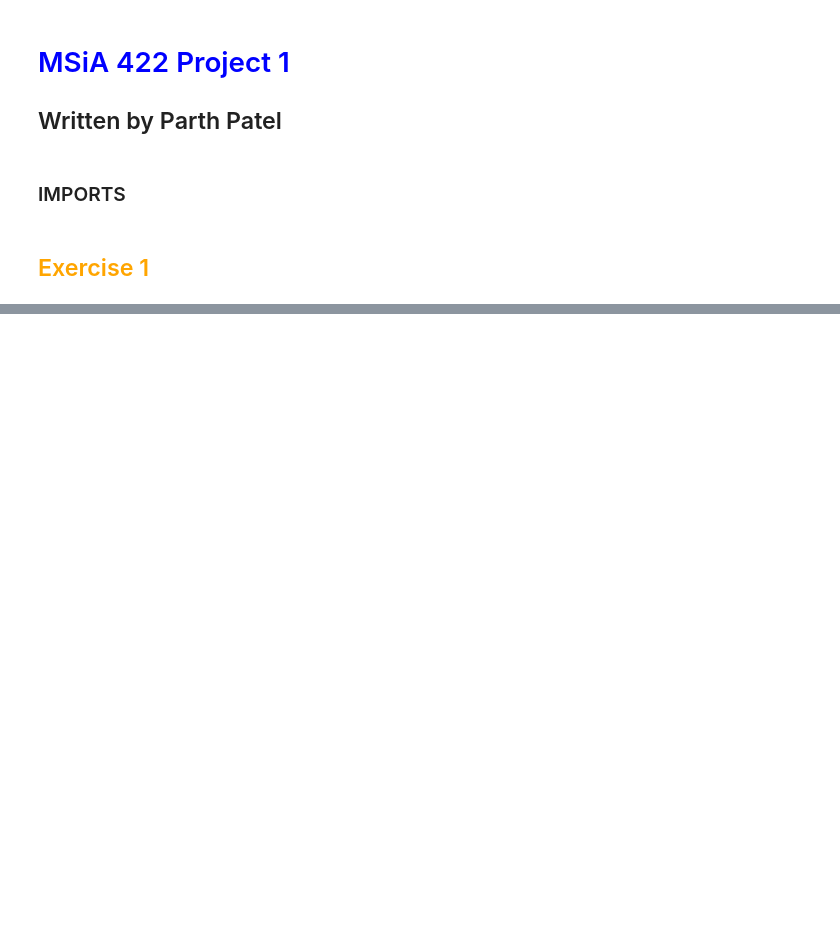
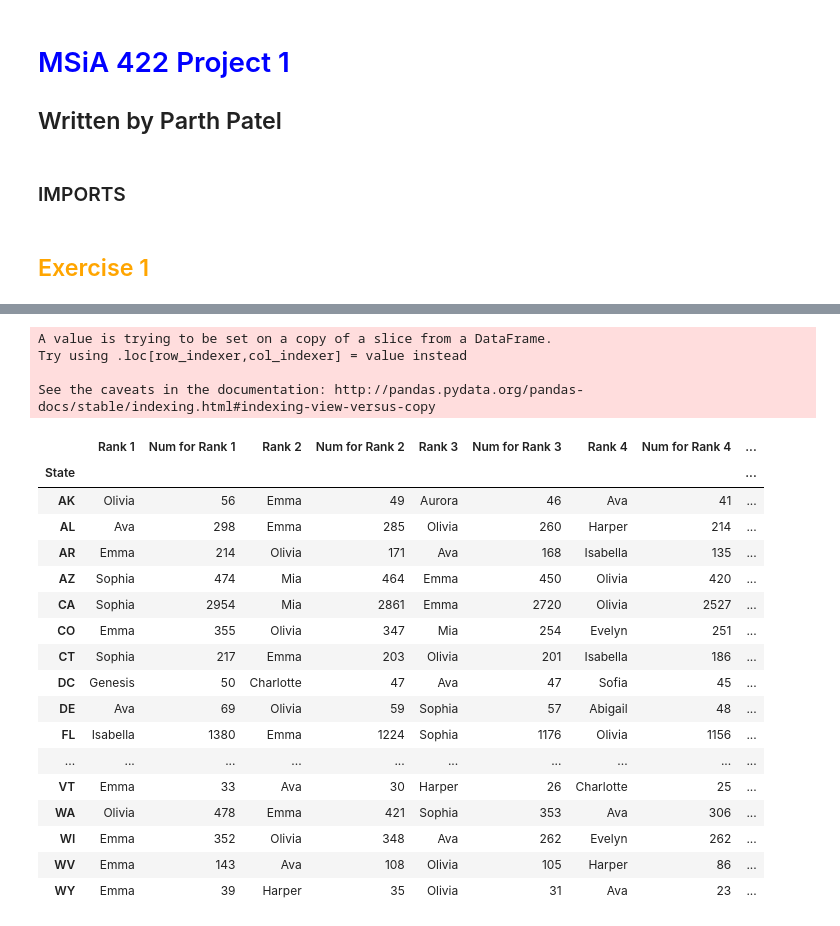
Before and after one commit to pspatel2/msia_401_python_project, a Jupyter notebook: MSiA_422_Project1.ipynb, the cells around one changed output, grey strips where cells are left out. Drawn from its saved outputs; the diff is of its cells as text; code cells hidden in the pictures; blank space fills up the shorter version.

```diff
--- a/MSiA_422_Project1.ipynb
+++ b/MSiA_422_Project1.ipynb
@@ -138,0 +186,25 @@ baby.ChangeOfPopularity(2005,2006,20)
+# %%
+baby.Top5NamesPerYear(2015,'F')
+# %% [output]
+A value is trying to be set on a copy of a slice from a DataFrame.
+Try using .loc[row_indexer,col_indexer] = value instead
+
+See the caveats in the documentation: http://pandas.pydata.org/pandas-docs/stable/indexing.html#indexing-view-versus-copy
+|  | Rank 1 | Num for Rank 1 | Rank 2 | Num for Rank 2 | Rank 3 | Num for Rank 3 | Rank 4 | Num for Rank 4 | ... |
+| State |  |  |  |  |  |  |  |  | ... |
+| AK | Olivia | 56 | Emma | 49 | Aurora | 46 | Ava | 41 | ... |
+| AL | Ava | 298 | Emma | 285 | Olivia | 260 | Harper | 214 | ... |
+| AR | Emma | 214 | Olivia | 171 | Ava | 168 | Isabella | 135 | ... |
+| AZ | Sophia | 474 | Mia | 464 | Emma | 450 | Olivia | 420 | ... |
+| CA | Sophia | 2954 | Mia | 2861 | Emma | 2720 | Olivia | 2527 | ... |
+| CO | Emma | 355 | Olivia | 347 | Mia | 254 | Evelyn | 251 | ... |
+| CT | Sophia | 217 | Emma | 203 | Olivia | 201 | Isabella | 186 | ... |
+| DC | Genesis | 50 | Charlotte | 47 | Ava | 47 | Sofia | 45 | ... |
+| DE | Ava | 69 | Olivia | 59 | Sophia | 57 | Abigail | 48 | ... |
+| FL | Isabella | 1380 | Emma | 1224 | Sophia | 1176 | Olivia | 1156 | ... |
+| ... | ... | ... | ... | ... | ... | ... | ... | ... | ... |
+| VT | Emma | 33 | Ava | 30 | Harper | 26 | Charlotte | 25 | ... |
+| WA | Olivia | 478 | Emma | 421 | Sophia | 353 | Ava | 306 | ... |
+| WI | Emma | 352 | Olivia | 348 | Ava | 262 | Evelyn | 262 | ... |
+| WV | Emma | 143 | Ava | 108 | Olivia | 105 | Harper | 86 | ... |
+| WY | Emma | 39 | Harper | 35 | Olivia | 31 | Ava | 23 | ... |
```
Also changed, not shown: parts of 10 cells of this notebook.
